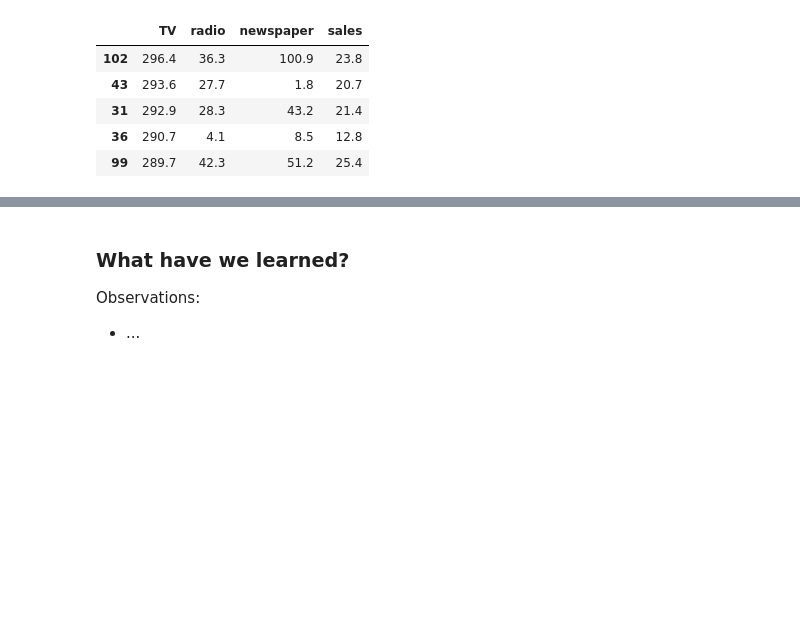
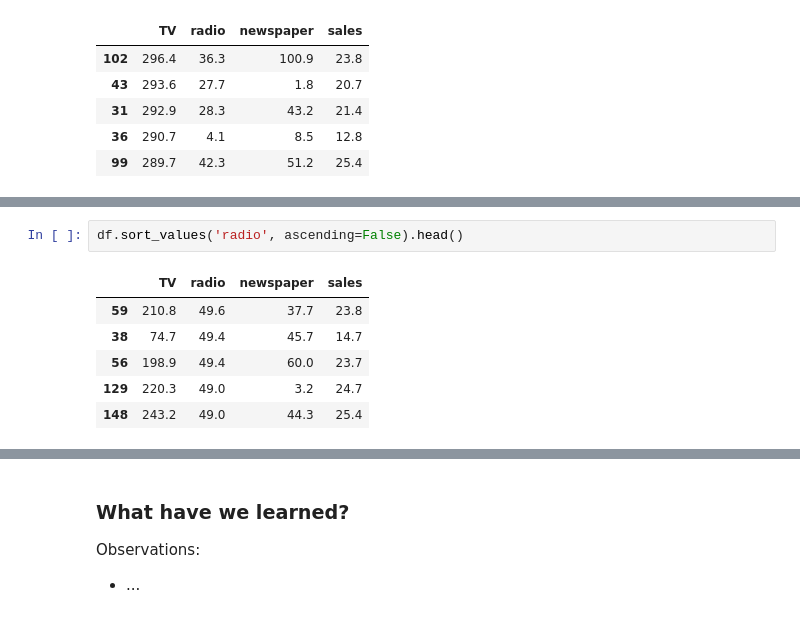
Before and after one commit to caichinger/AIMNC24, a Jupyter notebook: use_case/marketing_plan.ipynb, the cells around one changed output, grey strips where cells are left out. Cells and saved outputs as stored; diff of their text form; blank space fills up the shorter version.

```diff
--- a/use_case/marketing_plan.ipynb
+++ b/use_case/marketing_plan.ipynb
@@ -104,0 +189,9 @@ ag.fig
+# %%
+df.sort_values('radio', ascending=False).head()
+# %% [output]
+|  | TV | radio | newspaper | sales |
+| 59 | 210.8 | 49.6 | 37.7 | 23.8 |
+| 38 | 74.7 | 49.4 | 45.7 | 14.7 |
+| 56 | 198.9 | 49.4 | 60.0 | 23.7 |
+| 129 | 220.3 | 49.0 | 3.2 | 24.7 |
+| 148 | 243.2 | 49.0 | 44.3 | 25.4 |
```
Also changed, not shown: parts of 13 cells of this notebook, 5 other files.
